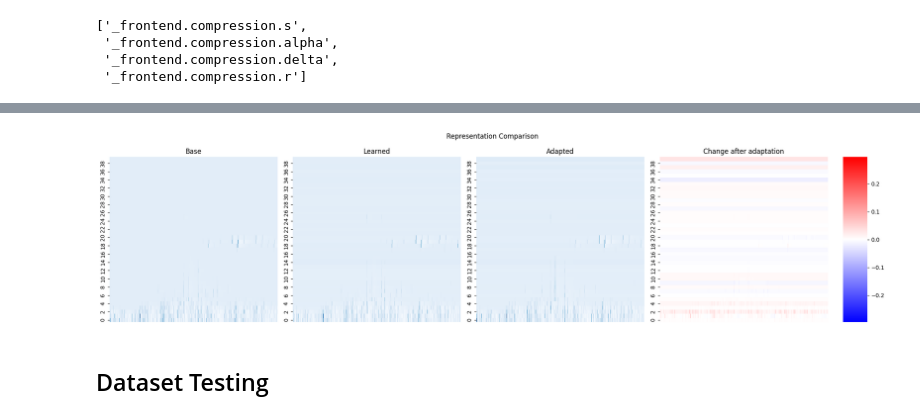
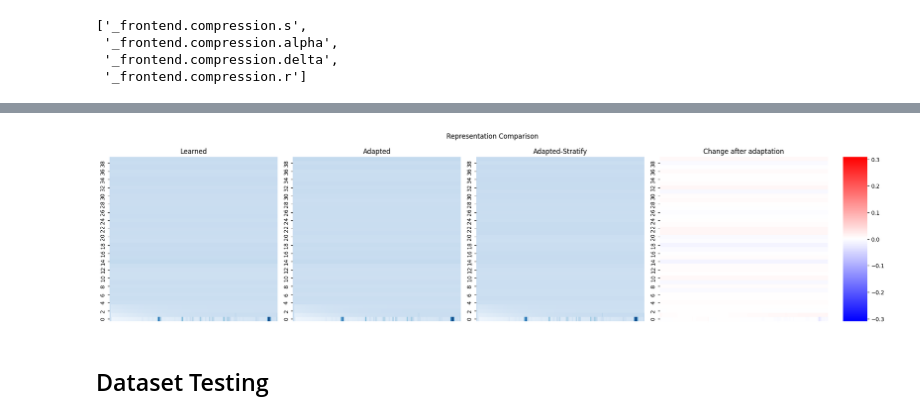
Before and after one commit to UCSD-E4E/TQ-EfficientLEAF-tests, a Jupyter notebook: test_leaf.ipynb, the cells around one changed output, grey strips where cells are left out. Saved outputs shown, nothing was run; the diff lists cells and outputs as text; code cells hidden in the pictures.

```diff
--- a/test_leaf.ipynb
+++ b/test_leaf.ipynb
@@ -284,11 +284,12 @@ weights = torch.load(MODEL_PATH / "net_last_model.pth", weights_only=True)['netw
 # %%
 hsn = BirdSet(region="HSN", split="test[:10]")
 # data_path = "XC1032441 - Screaming Piha - Lipaugus vociferans.mp3"
-data_path = hsn.filenames[8]
-audio, sr = torchaudio.load(data_path)
-audio = torch.tensor(audio)
-audio = audio[:1, sr * seconds[0]:sr * seconds[1]]
+# data_path = hsn.filenames[8]
+# audio, sr = torchaudio.load(data_path)
+# audio = torch.tensor(audio)
+# audio = audio[:1, sr * seconds[0]:sr * seconds[1]]
 audio = audio.to("cuda")
+audio, label = hsn[8]
 audio.size()
 # %% [output]
 Using the latest cached version of the dataset since DBD-research-group/BirdSet couldn't be found on the Hugging Face Hub
@@ -308,6 +309,7 @@ melspec_transform = torchaudio.transforms.MelSpectrogram(sample_rate=sr,
                                                          n_mels=n_filters,
                                                          hop_length=int(sr * window_stride / 1000 + 1))
 # %%
+audio = audio.to("cuda")
 trained_representation = frontend(audio).detach().cpu()
 base_representation = base_frontend(audio).detach().cpu()
 melspec = melspec_transform(audio.detach().cpu())
@@ -352,6 +352,7 @@ plt.tight_layout()
 base = "base-enet-hsn"
 learned = "leaf-enet-hsn"
 adapted = "leaf-enet-hsn-PCEN-adapted"
+adapted_stratify = "leaf-enet-hsn-PCEN-adapted-stratified"
 out_dir = Path(f"../scratch/leaf_experiments/models/")
 learned_model = torch.load(out_dir / learned / "net_last_model.pth", weights_only=True)
 adapted_model = torch.load(out_dir / adapted / "net_last_model.pth", weights_only=True)
@@ -397,9 +398,10 @@ def make_model(path="", base=False):
     return model
 
 models = {
-    "base": make_model(out_dir / base / "net_last_model.pth", base=True),
-    "learned": make_model(out_dir / learned / "net_last_model.pth"),
-    "adapted": make_model(out_dir / adapted / "net_last_model.pth")
+    # "base": make_model(out_dir / base / "net_last_model.pth", base=True),
+    "learned": make_model(out_dir / learned / "net_best_model.pth"),
+    "adapted": make_model(out_dir / adapted / "net_best_model.pth"),
+    "adapted-stratify": make_model(out_dir / adapted_stratify / "net_best_model.pth")
 }
 
 frontends = {name: model._frontend for name, model in models.items()}
@@ -441,27 +441,27 @@ plt.tight_layout()
 # %%
 n_plots = len(representations) + 1
 fig, axs = plt.subplots(1, n_plots + 1, figsize=(5 * n_plots, 5),
                         gridspec_kw={'width_ratios': [7] * n_plots + [1]}
                         )
 cmap='Blues'
 vmin = 0
 vmax = max(torch.stack(list(representations.values())).flatten())
 for i, pair in enumerate(representations.items()):
     key, representation = pair
     axs[i].set_title(key.title())
     base_plot = sns.heatmap(representation[0], ax=axs[i], cmap=cmap,
                             vmin=vmin, vmax=vmax, cbar=False)
     axs[i].invert_yaxis()
     axs[i].xaxis.set_visible(False)
 axs[-2].set_title("Change after adaptation")
-sns.heatmap(representations["adapted"][0] - representations["learned"][0], ax=axs[-2], cmap="bwr",
+sns.heatmap(representations["adapted-stratify"][0] - representations["learned"][0], ax=axs[-2], cmap="bwr",
                         vmin=-cbar_limit, vmax=cbar_limit, cbar_ax=axs[-1])
 axs[-2].invert_yaxis()
 axs[-2].xaxis.set_visible(False)
 plt.suptitle("Representation Comparison")
 plt.tight_layout()
 # %% [output]
-[figure, old version]
+[figure, new version]
 # %% [markdown]
 ## Dataset Testing
 # %%
```
Also changed, not shown: parts of 30 cells of this notebook, 4 other files.
